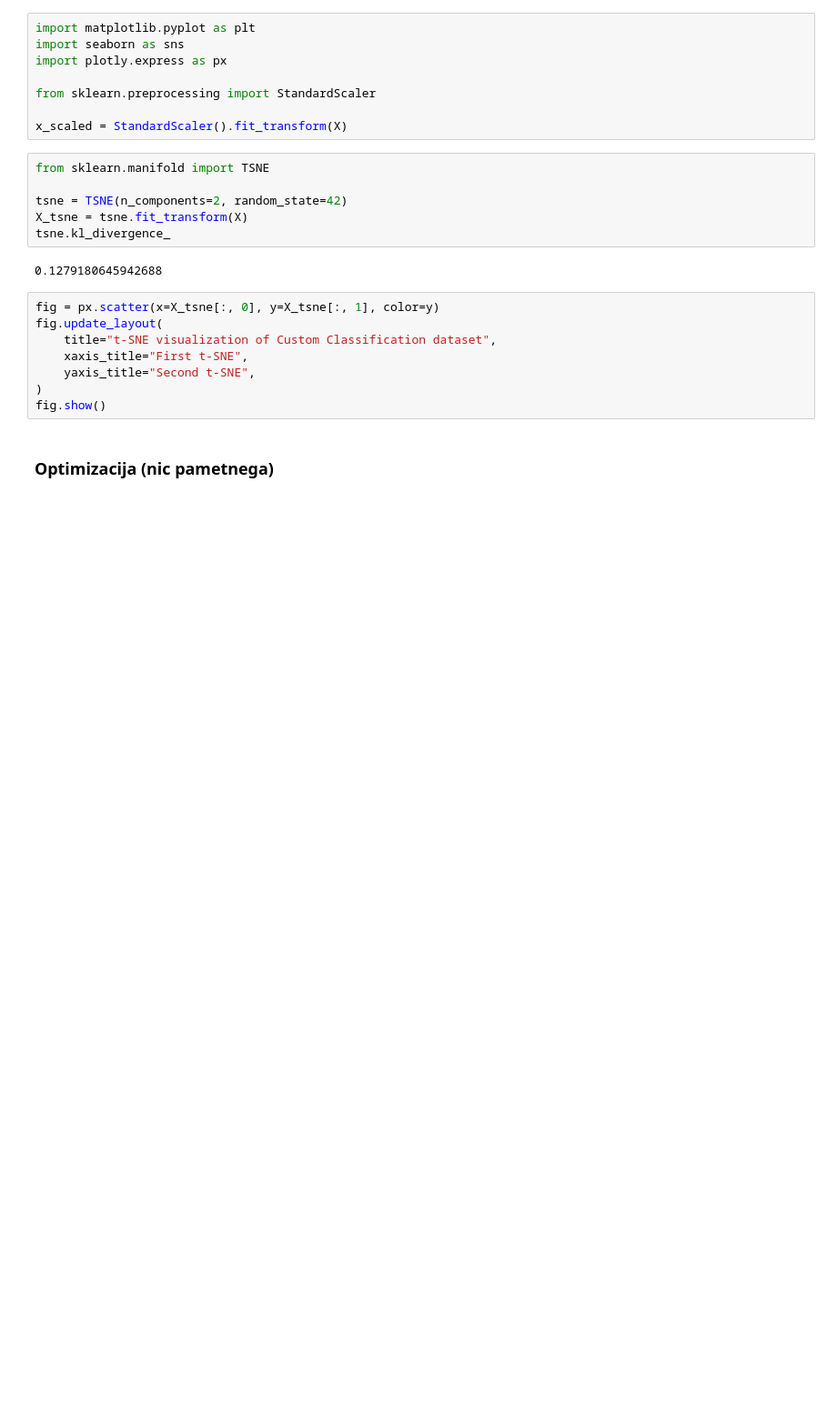
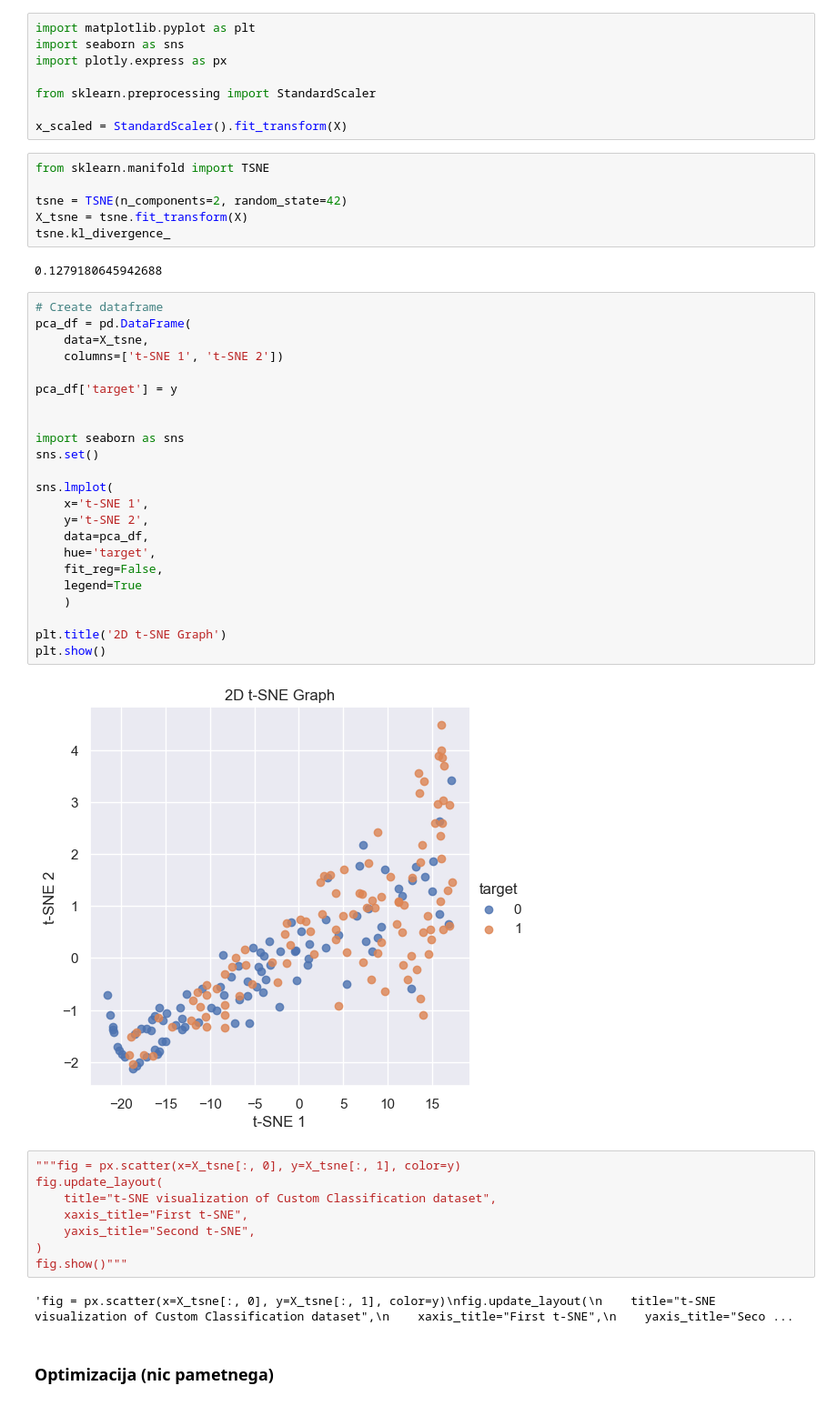
Before and after one commit to borbregant/institut, a Jupyter notebook: t-SNE.ipynb, the cells around one changed output. Shown at 91% size. Saved outputs shown, nothing was run; the diff lists cells and outputs as text; blank space fills up the shorter version.

```diff
--- a/t-SNE.ipynb
+++ b/t-SNE.ipynb
@@ -48,13 +48,40 @@ X_tsne = tsne.fit_transform(X)
 tsne.kl_divergence_
 # %% [output]
 0.1279180645942688
+# %%
+# Create dataframe
+pca_df = pd.DataFrame(
+    data=X_tsne,
+    columns=['t-SNE 1', 't-SNE 2'])
+
+pca_df['target'] = y
+
+
+import seaborn as sns
+sns.set()
+
+sns.lmplot(
+    x='t-SNE 1',
+    y='t-SNE 2',
+    data=pca_df,
+    hue='target',
+    fit_reg=False,
+    legend=True
+    )
+
+plt.title('2D t-SNE Graph')
+plt.show()
+# %% [output]
+[figure, added]
 # %%
-fig = px.scatter(x=X_tsne[:, 0], y=X_tsne[:, 1], color=y)
+"""fig = px.scatter(x=X_tsne[:, 0], y=X_tsne[:, 1], color=y)
 fig.update_layout(
     title="t-SNE visualization of Custom Classification dataset",
     xaxis_title="First t-SNE",
     yaxis_title="Second t-SNE",
 )
-fig.show()
+fig.show()"""
+# %% [output]
+'fig = px.scatter(x=X_tsne[:, 0], y=X_tsne[:, 1], color=y)\nfig.update_layout(\n    title="t-SNE visualization of Custom Classification dataset",\n    xaxis_title="First t-SNE",\n    yaxis_title="Seco ...
 # %% [markdown]
 ### Optimizacija (nic pametnega)
```
Also changed, not shown: parts of 4 cells of this notebook.
